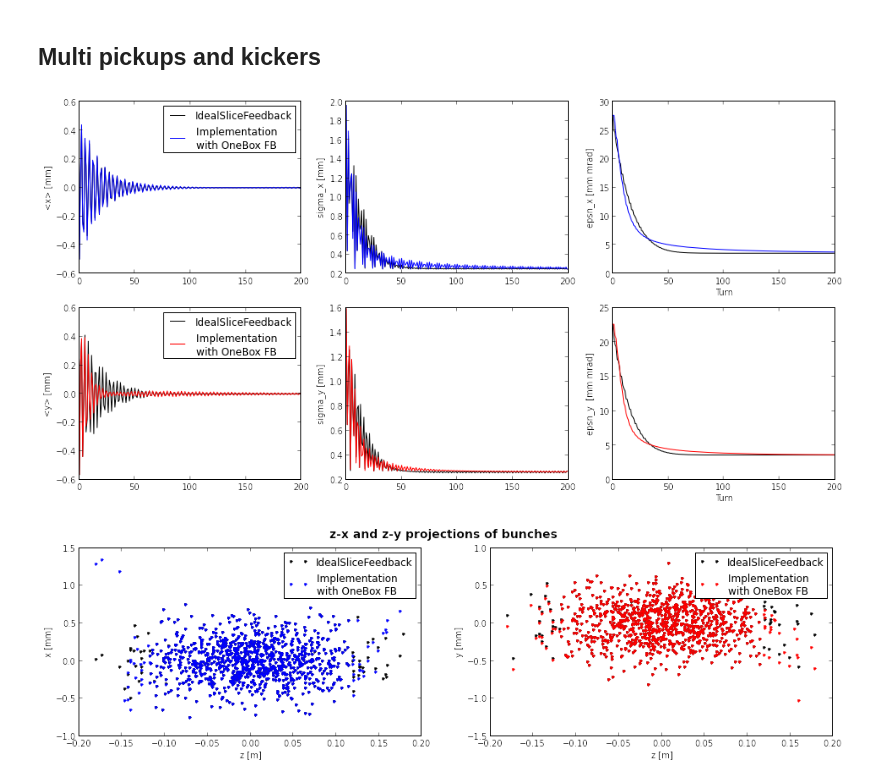
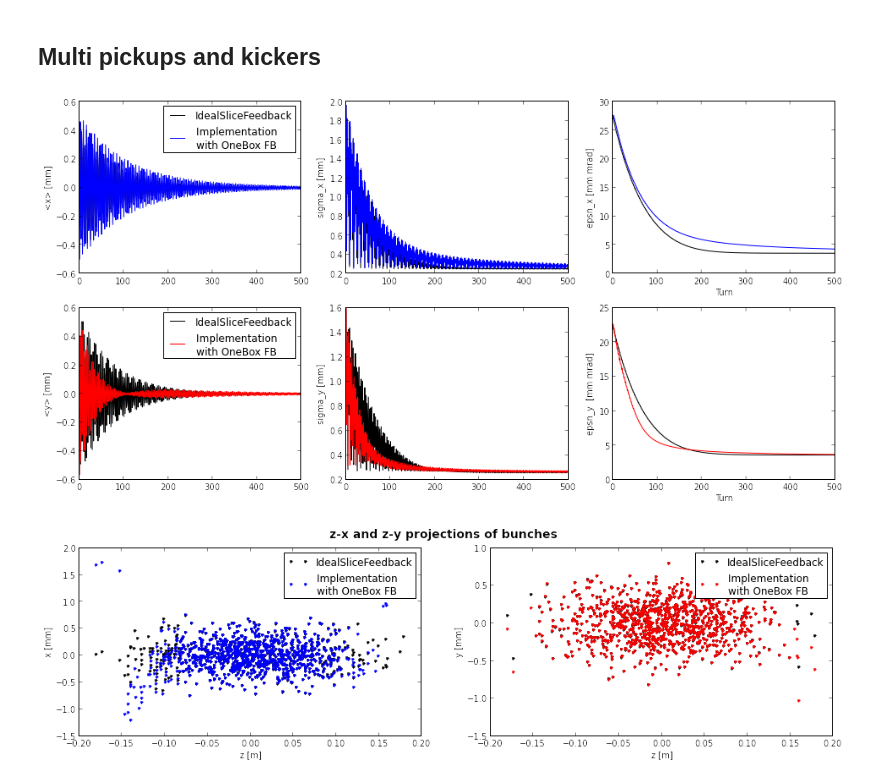
Before and after one commit to jkomppula/PyHEADTAIL_feedback, a Jupyter notebook: interactive-tests/MultiboxFeedbackTest.ipynb, the cells around one changed output. Saved outputs shown, nothing was run; the diff lists cells and outputs as text; code cells hidden in the pictures.

```diff
--- a/interactive-tests/MultiboxFeedbackTest.ipynb
+++ b/interactive-tests/MultiboxFeedbackTest.ipynb
@@ -171,11 +169,11 @@ def compare_projections(bunch_0, bunch_1,label_0,label_1):
 # %% [markdown]
 ### Basic parameters
 # %%
-n_turns = 200
+n_turns = 500
 n_segments = 4
 n_macroparticles = 1000
 
-feedback_gain = 0.1
+feedback_gain = 0.025
 
 Q_x = 64.28
 Q_y = 59.31
@@ -545,7 +543,7 @@ omega_y = 2.*pi*Q_y
 # register delay [turns]
 n_delay = 1
 # number of turns averaged
-n_avg = 5
+n_avg = 7
 
 # Parameters for the inverse weighter
 bunch_length = 0.2
@@ -560,12 +558,16 @@ phase_conv_coeff_y = 0.014820440875
 pickup_pc_ref_x = [
     ChargeWeighter(),
     LowpassFilter(f_c_pickup),
-    CosineSumRegister(n_delay,n_avg,omega_x,0,n_slices)
+    VectorSumRegister(n_delay,n_avg,omega_x,0,n_slices, in_processor_chain=False)
+    # CosineSumRegister(n_delay,n_avg,omega_x,0,n_slices, in_processor_chain=False)
+    # HilbertRegister(n_delay,n_avg,omega_x,0,n_slices, in_processor_chain=False)
     ]
 pickup_pc_ref_y = [
     ChargeWeighter(),
     LowpassFilter(f_c_pickup),
-    CosineSumRegister(n_delay,n_avg,omega_y,0,n_slices)
+    VectorSumRegister(n_delay,n_avg,omega_y,0,n_slices, in_processor_chain=False)
+    # CosineSumRegister(n_delay,n_avg,omega_y,0,n_slices, in_processor_chain=False)
+    # HilbertRegister(n_delay,n_avg,omega_y,0,n_slices, in_processor_chain=False)
     ]
 
 pickup_pc_x_1 = copy.deepcopy(pickup_pc_ref_x)
@@ -581,7 +583,7 @@ pickup_pc_y_2[2].position = (1./4.)*2.*pi*Q_y
 pickup_pc_x_3 = copy.deepcopy(pickup_pc_ref_x)
 pickup_pc_x_3[2].position = (2./4.)*2.*pi*Q_x
 pickup_pc_y_3 = copy.deepcopy(pickup_pc_ref_y)
-pickup_pc_y_3[2].position_phase_angle = (2./4.)*2.*pi*Q_y
+pickup_pc_y_3[2].position = (2./4.)*2.*pi*Q_y
 
 pickup_pc_x_4 = copy.deepcopy(pickup_pc_ref_x)
 pickup_pc_x_4[2].position = (3./4.)*2.*pi*Q_x
@@ -605,34 +607,34 @@ kicker_pc_y_2 = copy.deepcopy(kicker_pc_ref)
 
 
 mixer_x = Averager(phase_conv_coeff_x)
 mixer_y = Averager(phase_conv_coeff_y)
 
-register_list_x = [pickup_pc_x_1[2],pickup_pc_x_2[2]]
-register_list_y = [pickup_pc_y_1[2],pickup_pc_y_2[2]]
+register_list_x = [pickup_pc_x_1[2],pickup_pc_x_2[2],pickup_pc_x_3[2],pickup_pc_x_4[2]]
+register_list_y = [pickup_pc_y_1[2],pickup_pc_y_2[2],pickup_pc_y_3[2],pickup_pc_y_4[2]]
 
 kicker_1 = Kicker(
     (1./4.)*2.*pi*Q_x,(1./4.)*2.*pi*Q_y,
     feedback_gain,
     slicer,
     register_list_x,register_list_y,
     kicker_pc_x_1,kicker_pc_y_1,
     mixer_x,mixer_y)
 
 kicker_2 = Kicker(
     (3./4.)*2.*pi*Q_x,(3./4.)*2.*pi*Q_y,
     feedback_gain,
     slicer,
     register_list_x,register_list_y,
     kicker_pc_x_2,kicker_pc_y_2,
     mixer_x,mixer_y)
 
 total_map_FB = [pickup_1] + [trans_map[0]] + [pickup_2] + [kicker_1] + [trans_map[1]] + \
                [pickup_3] + [trans_map[2]] + [pickup_4] + [kicker_2] + [trans_map[3]] + [long_map]
 
 track(n_turns, bunch_FB,total_map_FB,tracker_FB)
 
 compare_traces(tracker_IdealSliceFB,tracker_FB, 'IdealSliceFeedback', 'Implementation \nwith OneBox FB')
 compare_projections( bunch_IdealSliceFB, bunch_FB, 'IdealSliceFeedback', 'Implementation \nwith OneBox FB')
 # %% [output]
-[figure, old version]
+[figure, new version]
-[figure, old version]
+[figure, new version]
```
Also changed, not shown: parts of 4 cells of this notebook, 2 other files.
